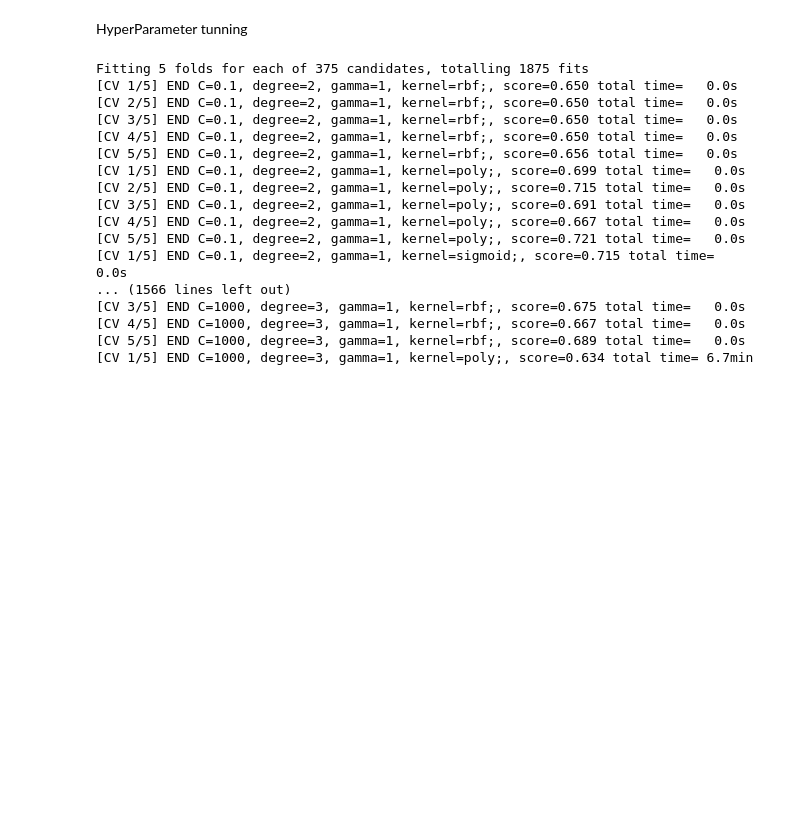
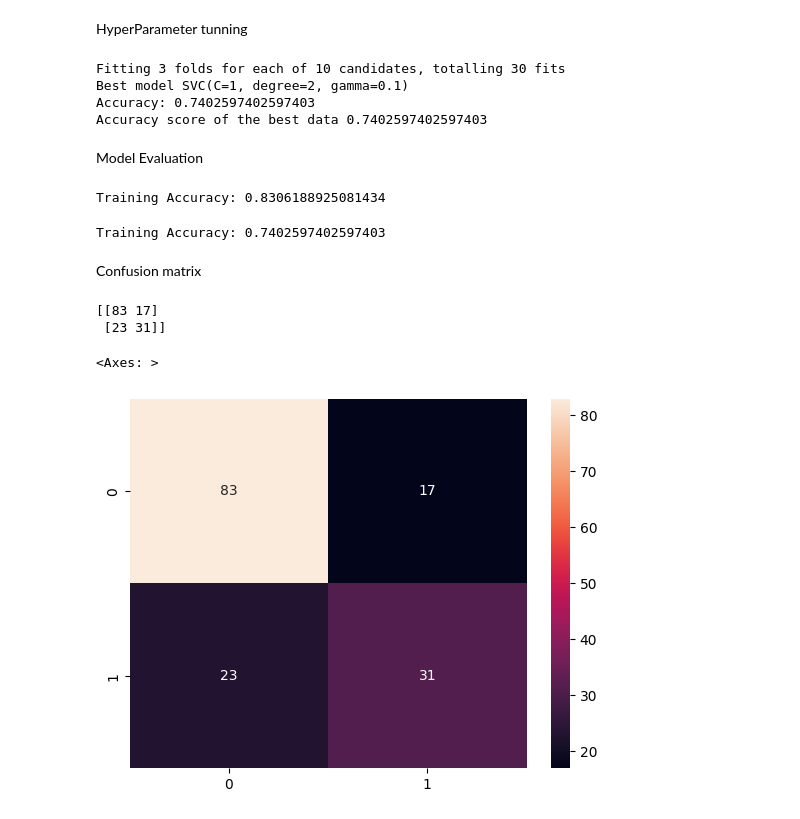
Before and after one commit to AhmadJer99/MedicalProject, a Jupyter notebook: DiabetesPrediction.ipynb, the cells around one changed output. Cells and saved outputs as stored; diff of their text form; code cells hidden in the pictures; blank space fills up the shorter version.

```diff
--- a/DiabetesPrediction.ipynb
+++ b/DiabetesPrediction.ipynb
@@ -146,7 +150,7 @@ Splitting the data into train and test
 # %%
 from sklearn.model_selection import train_test_split
 # %%
-X_train,X_test,y_train,y_test = train_test_split(standerdized_X, y, test_size=0.2,stratify=y, random_state=42)
+X_train,X_test,y_train,y_test = train_test_split(standerdized_X, y, test_size=0.20,stratify=y, random_state=42)
 # %%
 print(df.shape)
 print(f"X_train shape: {X_train.shape}")
@@ -164,9 +168,6 @@ y_test shape: (154,)
 Training the model on the data
 # %%
 from sklearn import svm
-# %%
-SvmModel = svm.SVC(kernel='poly',degree=3,C=1,gamma=0.5)
-SvmModel.fit(X_train, y_train)
 # %% [markdown]
 HyperParameter tunning
 # %%
@@ -175,32 +176,55 @@ from sklearn.metrics import accuracy_score
 # %%
-paramsGrid = {'C': [0.1, 1, 10, 100, 1000],
-
-               'gamma': [1, 0.1, 0.01, 0.001, 0.0001],
-                 'kernel': ['rbf', 'poly', 'sigmoid'],
-                 'degree': [2, 3, 4, 5, 6]}
+Param_distribution = {'C': [0.1, 1, 10],
+              'gamma': [1, 0.1, 0.01],
+                'kernel': ['rbf', 'poly'],
+                'degree': [2, 3, 4]
+                }
 model = svm.SVC()
 
-gridSearch = GridSearchCV(model, paramsGrid, refit = True, verbose = 3,cv=5)
-gridSearch.fit(X_train, y_train)
-bestModel = gridSearch.best_estimator_
-y_pred = bestModel.predict(X_test)
+RandomizedSearch = RandomizedSearchCV(model, Param_distribution, n_iter=10, refit = True, verbose = 2, cv=3, n_jobs=-1)
+model = RandomizedSearch.fit(X_train, y_train)
+
+best_model = RandomizedSearch.best_estimator_
+y_pred = best_model.predict(X_test)
+
+print("Best model", best_model)
+
 
 print(f"Accuracy: {accuracy_score(y_test, y_pred)}")
+
+from sklearn.metrics import accuracy_score
+accuracy = accuracy_score(y_test, y_pred)
+print("Accuracy score of the best data", accuracy)
 # %% [output]
-Fitting 5 folds for each of 375 candidates, totalling 1875 fits
-[CV 1/5] END C=0.1, degree=2, gamma=1, kernel=rbf;, score=0.650 total time=   0.0s
-[CV 2/5] END C=0.1, degree=2, gamma=1, kernel=rbf;, score=0.650 total time=   0.0s
-[CV 3/5] END C=0.1, degree=2, gamma=1, kernel=rbf;, score=0.650 total time=   0.0s
-[CV 4/5] END C=0.1, degree=2, gamma=1, kernel=rbf;, score=0.650 total time=   0.0s
-[CV 5/5] END C=0.1, degree=2, gamma=1, kernel=rbf;, score=0.656 total time=   0.0s
-[CV 1/5] END C=0.1, degree=2, gamma=1, kernel=poly;, score=0.699 total time=   0.0s
-[CV 2/5] END C=0.1, degree=2, gamma=1, kernel=poly;, score=0.715 total time=   0.0s
-[CV 3/5] END C=0.1, degree=2, gamma=1, kernel=poly;, score=0.691 total time=   0.0s
-[CV 4/5] END C=0.1, degree=2, gamma=1, kernel=poly;, score=0.667 total time=   0.0s
-[CV 5/5] END C=0.1, degree=2, gamma=1, kernel=poly;, score=0.721 total time=   0.0s
-[CV 1/5] END C=0.1, degree=2, gamma=1, kernel=sigmoid;, score=0.715 total time=   0.0s
-... (1566 lines left out)
-[CV 3/5] END C=1000, degree=3, gamma=1, kernel=rbf;, score=0.675 total time=   0.0s
-[CV 4/5] END C=1000, degree=3, gamma=1, kernel=rbf;, score=0.667 total time=   0.0s
-[CV 5/5] END C=1000, degree=3, gamma=1, kernel=rbf;, score=0.689 total time=   0.0s
-[CV 1/5] END C=1000, degree=3, gamma=1, kernel=poly;, score=0.634 total time= 6.7min
+Fitting 3 folds for each of 10 candidates, totalling 30 fits
+Best model SVC(C=1, degree=2, gamma=0.1)
+Accuracy: 0.7402597402597403
+Accuracy score of the best data 0.7402597402597403
+# %% [markdown]
+Model Evaluation
+# %%
+X_train_pred = model.predict(X_train)
+training_accuracy = accuracy_score(X_train_pred, y_train)
+print(f"Training Accuracy: {training_accuracy}")
+# %% [output]
+Training Accuracy: 0.8306188925081434
+# %%
+X_test_pred = model.predict(X_test)
+training_accuracy = accuracy_score(X_test_pred, y_test)
+print(f"Training Accuracy: {training_accuracy}")
+# %% [output]
+Training Accuracy: 0.7402597402597403
+# %% [markdown]
+Confusion matrix
+# %%
+from sklearn.metrics import confusion_matrix
+y_true = y_test
+y_pred = X_test_pred
+confusionMatrix = confusion_matrix(y_test, X_test_pred)
+print(confusionMatrix)
+sns.heatmap(confusionMatrix,annot=True)
+# %% [output]
+[[83 17]
+ [23 31]]
+<Axes: >
+[figure, added]
```
Also changed, not shown: parts of 13 cells of this notebook, 2 other files.
